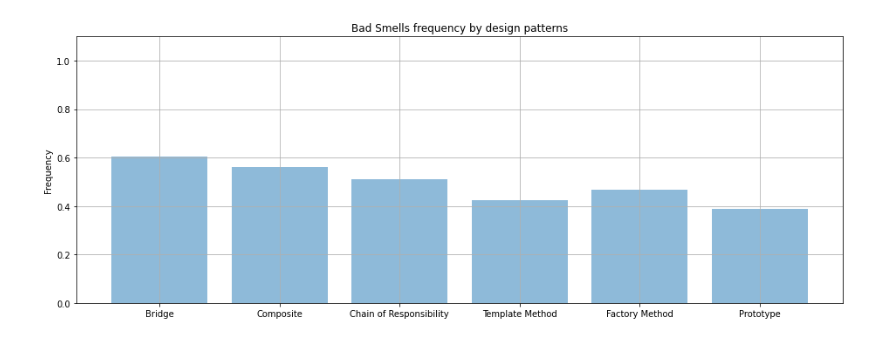
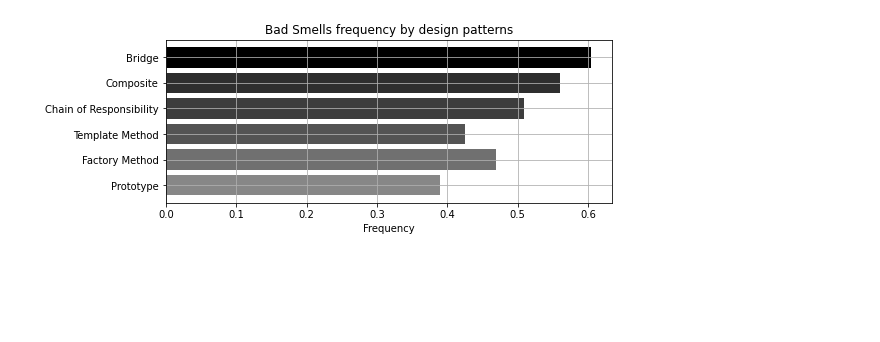
Before and after one commit to rafaatsouza/ese-design-patern-and-smells, a Jupyter notebook: frequency-analyzer/source/frequency.ipynb, the cells around one changed output. Cells and saved outputs as stored; diff of their text form; code cells hidden in the pictures; blank space fills up the shorter version.

```diff
--- a/frequency-analyzer/source/frequency.ipynb
+++ b/frequency-analyzer/source/frequency.ipynb
@@ -7,27 +7,30 @@ from analyzer import Analyzer
 analyzer = Analyzer('../design_patterns_smells.csv')
 analyzer.run()
 
-y_pos = np.arange(len(design_patterns))
-summary = analyzer.summary
+smells = ['God Class', 'Refused Bequest', 'Feature Envy', 'Long Method']
+design_pattern_colors = ['black', '#2e2e2e',
+                         '#3d3d3d', '#545454', '#707070', '#878787']
 design_patterns = ['Bridge', 'Composite', 'Chain of Responsibility',
                    'Template Method', 'Factory Method', 'Prototype']
+
+summary = analyzer.summary
+y_pos = np.arange(len(design_patterns))
 # %%
-plt.subplots(1, 1, figsize=(13, 5))
+fig, ax = plt.subplots(1, 1, figsize=(8, 3))
 
-plt.subplot(1, 1, 1)
 frequencies = []
 for dp in design_patterns:
     frequencies.append(
-        float("%.3f" % (summary[dp]['smelly_classes']/summary[dp]['classes'])))
+        float(summary[dp]['smelly_classes']/summary[dp]['classes']))
 
-plt.bar(y_pos, frequencies, align='center', alpha=0.5)
-plt.xticks(y_pos, design_patterns)
-plt.ylabel('Frequency')
-plt.title('Bad Smells frequency by design patterns'.format(smells[i]))
+ax.barh(y_pos, frequencies, align='center', color=design_pattern_colors, ecolor='black')
+ax.set_yticks(y_pos)
+ax.set_yticklabels(design_patterns)
+ax.invert_yaxis()
+ax.set_xlabel('Frequency')
+ax.set_title('Bad Smells frequency by design patterns')
 plt.grid()
-plt.ylim([0,1.1])
 
-plt.tight_layout()
 plt.show()
 # %% [output]
-[figure, old version]
+[figure, new version]
```
Also changed, not shown: parts of 3 cells of this notebook.
